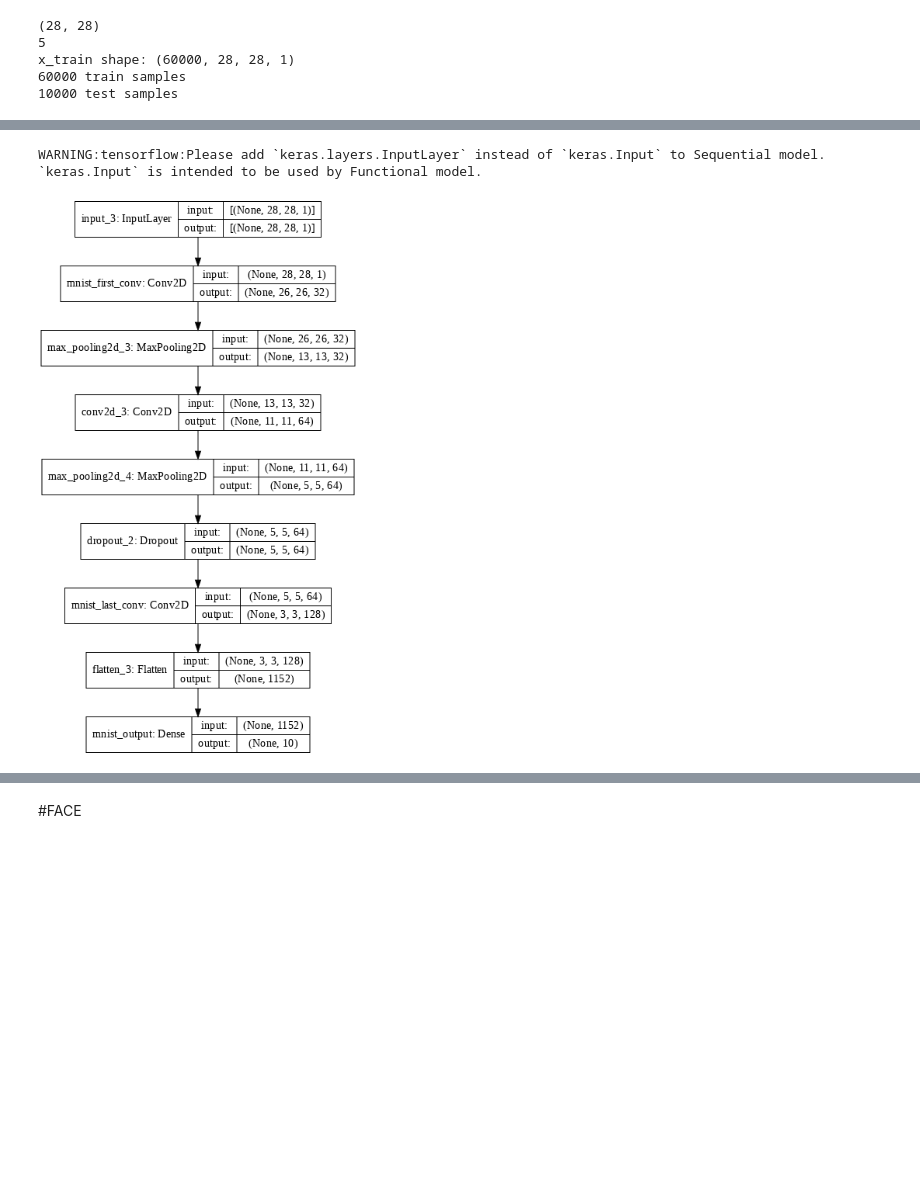
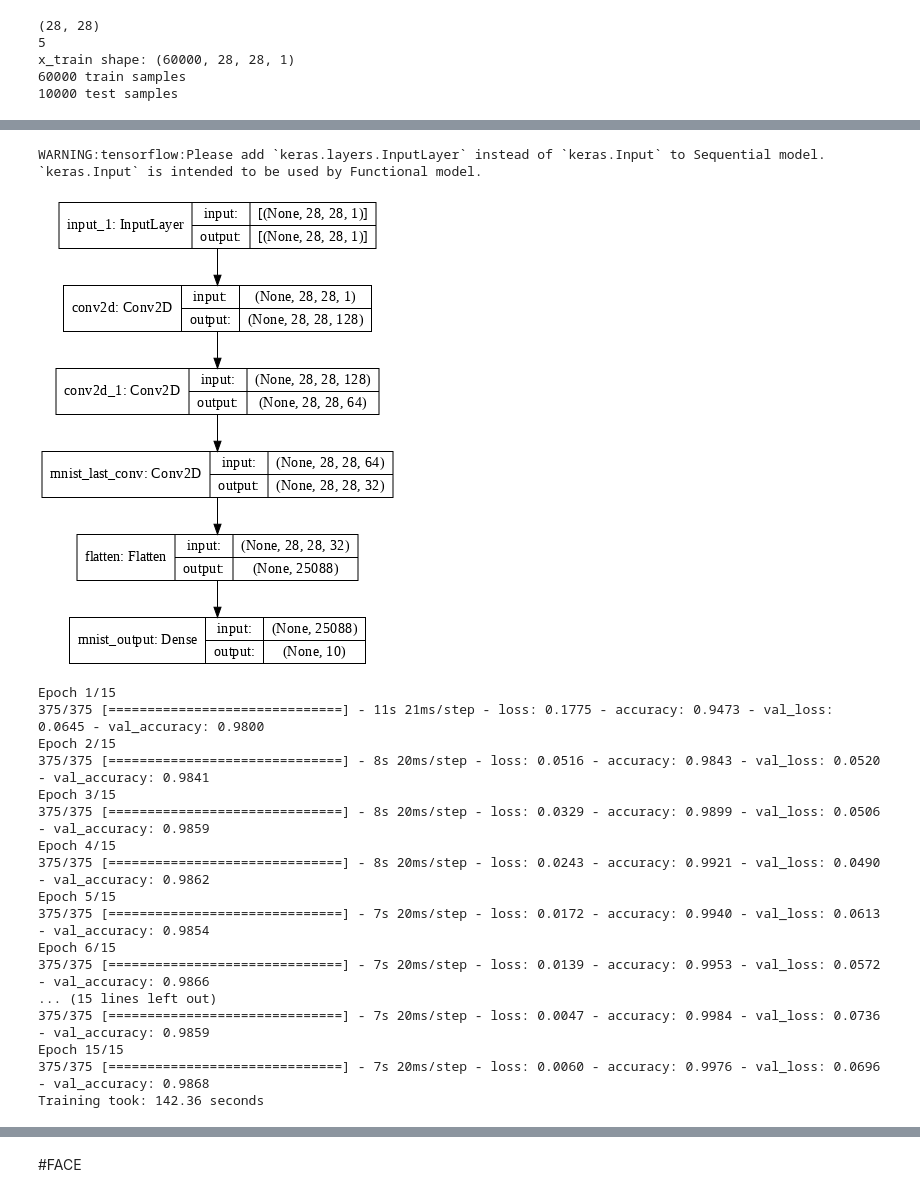
Before and after one commit to fsilvestrim/thesis, a Jupyter notebook: Geo_Cam.ipynb, the cells around one changed output, grey strips where cells are left out. Cells and saved outputs as stored; diff of their text form; code cells hidden in the pictures; blank space fills up the shorter version.

```diff
--- a/Geo_Cam.ipynb
+++ b/Geo_Cam.ipynb
@@ -382,16 +393,26 @@ def create_mnist_model(name, input_shape, num_classes, train=None):
       [
           keras.Input(shape=input_shape),
 
-          layers.Conv2D(filters=32, kernel_size=(3, 3), activation="relu", name="mnist_first_conv"),
-          layers.MaxPooling2D(pool_size=(2, 2), strides=(2,2)),
+          # V1
+          # layers.Conv2D(filters=32, kernel_size=(3, 3), activation="relu", name="mnist_first_conv"),
+          # layers.MaxPooling2D(pool_size=(2, 2), strides=(2,2)),
+          # layers.Conv2D(filters=64, kernel_size=(3, 3), activation="relu"),
+          # layers.MaxPooling2D(pool_size=(2, 2), strides=(2,2)),
+          # layers.Dropout(0.5),
+          # layers.Conv2D(filters=128, kernel_size=(3, 3), activation="relu", name="mnist_last_conv"),
 
-          layers.Conv2D(filters=64, kernel_size=(3, 3), activation="relu"),
-          layers.MaxPooling2D(pool_size=(2, 2), strides=(2,2)),
-          layers.Dropout(0.5),
+          # V3
+          # layers.Conv2D(filters=32, kernel_size=(3, 3), padding="same", activation="relu", name="mnist_first_conv"),
+          # layers.Conv2D(filters=64, kernel_size=(3, 3), padding="same", activation="relu"),
+          # layers.MaxPooling2D(pool_size=(2, 2), strides=(2,2)),
+          # layers.Dropout(0.4),
 
-          layers.Conv2D(filters=128, kernel_size=(3, 3), activation="relu", name="mnist_last_conv"),
+          # V2
+          layers.Conv2D(filters=128, kernel_size=(3, 3), padding="same", activation="relu"),
+          layers.Conv2D(filters=64, kernel_size=(3, 3), padding="same", activation="relu"),
+          layers.Conv2D(filters=32, kernel_size=(3, 3), padding="same", activation="relu", name="mnist_last_conv"),
 
-          # layers.GlobalAveragePooling2D(),
+          # second part
           layers.Flatten(),
           layers.Dense(num_classes, activation="softmax", name="mnist_output"),
       ]
@@ -409,18 +444,35 @@ x_train shape: (60000, 28, 28, 1)
 # %%
 model_mnist = create_mnist_model("gap_shallow", (*mnist_shape, 1), mnist_num_classes, mnist_train)
 # model_mnist, history_mnist = load_model("gap_shallow")
 
 display(keras.utils.plot_model(model_mnist, show_shapes=True, dpi=72))
 
 # train
-# start_time = time.perf_counter()
-# history_mnist = model_mnist.fit(mnist_train[0], mnist_train[1], batch_size=128, epochs=15, validation_split=0.1)
-# print("Training took: %.2f seconds" % (time.perf_counter() - start_time))
+start_time = time.perf_counter()
+history_mnist = model_mnist.fit(mnist_train[0], mnist_train[1], batch_size=128, epochs=15, validation_split=0.2)
+print("Training took: %.2f seconds" % (time.perf_counter() - start_time))
 # save_model(model_mnist, history_mnist, "gap_shallow")
 
 # evaluate
-# score_mnist = model_mnist.evaluate(mnist_test[0], mnist_test[1], verbose=0)
-# plot_model_score(score_mnist, history_mnist.history)
+score_mnist = model_mnist.evaluate(mnist_test[0], mnist_test[1], verbose=0)
+plot_model_score(score_mnist, history_mnist.history)
 # %% [output]
 WARNING:tensorflow:Please add `keras.layers.InputLayer` instead of `keras.Input` to Sequential model. `keras.Input` is intended to be used by Functional model.
-[figure, old version]
+[figure, new version]
+Epoch 1/15
+375/375 [==============================] - 11s 21ms/step - loss: 0.1775 - accuracy: 0.9473 - val_loss: 0.0645 - val_accuracy: 0.9800
+Epoch 2/15
+375/375 [==============================] - 8s 20ms/step - loss: 0.0516 - accuracy: 0.9843 - val_loss: 0.0520 - val_accuracy: 0.9841
+Epoch 3/15
+375/375 [==============================] - 8s 20ms/step - loss: 0.0329 - accuracy: 0.9899 - val_loss: 0.0506 - val_accuracy: 0.9859
+Epoch 4/15
+375/375 [==============================] - 8s 20ms/step - loss: 0.0243 - accuracy: 0.9921 - val_loss: 0.0490 - val_accuracy: 0.9862
+Epoch 5/15
+375/375 [==============================] - 7s 20ms/step - loss: 0.0172 - accuracy: 0.9940 - val_loss: 0.0613 - val_accuracy: 0.9854
+Epoch 6/15
+375/375 [==============================] - 7s 20ms/step - loss: 0.0139 - accuracy: 0.9953 - val_loss: 0.0572 - val_accuracy: 0.9866
+... (15 lines left out)
+375/375 [==============================] - 7s 20ms/step - loss: 0.0047 - accuracy: 0.9984 - val_loss: 0.0736 - val_accuracy: 0.9859
+Epoch 15/15
+375/375 [==============================] - 7s 20ms/step - loss: 0.0060 - accuracy: 0.9976 - val_loss: 0.0696 - val_accuracy: 0.9868
+Training took: 142.36 seconds
```
Also changed, not shown: parts of 32 cells of this notebook.
